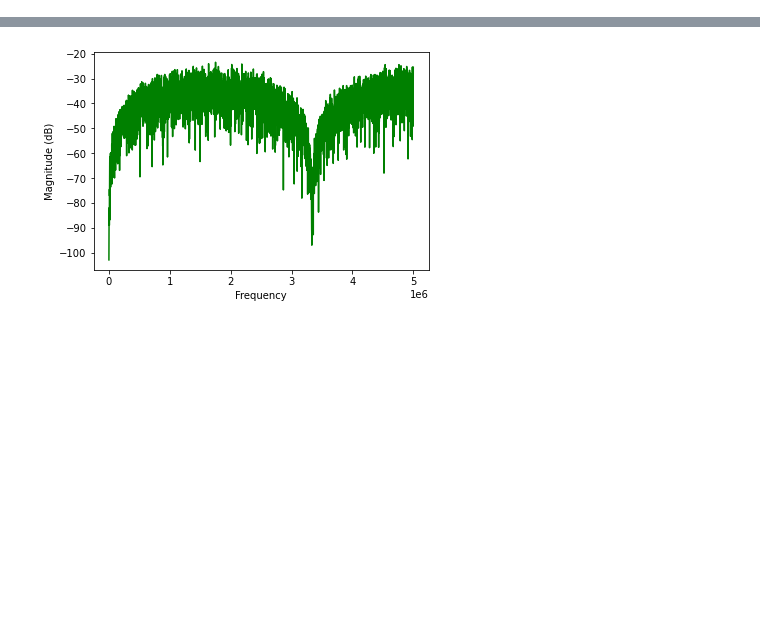
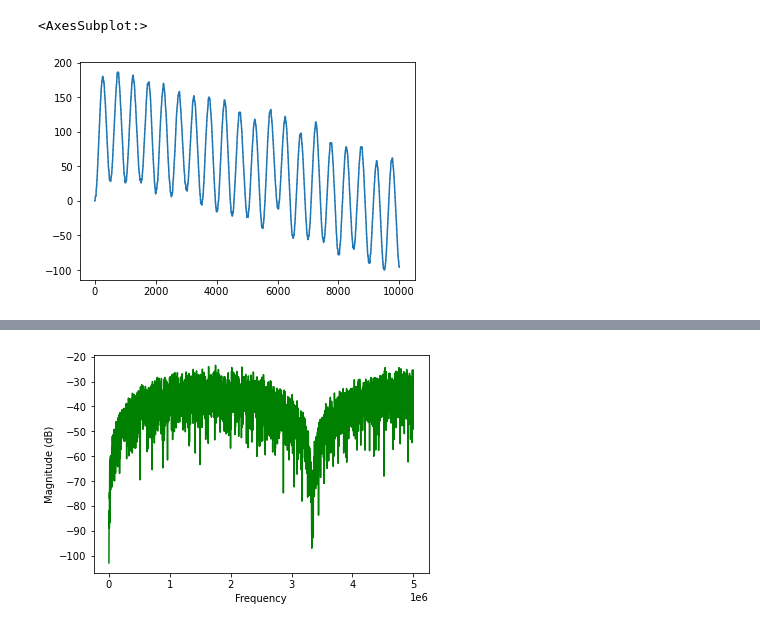
Before and after one commit to ncicek/cic-filter, a Jupyter notebook: cic/analysis.ipynb, the cells around one changed output, grey strips where cells are left out. Saved outputs shown, nothing was run; the diff lists cells and outputs as text; code cells hidden in the pictures; blank space fills up the shorter version.

```diff
--- a/cic/analysis.ipynb
+++ b/cic/analysis.ipynb
@@ -30,0 +27,5 @@ plt.show()
+# %%
+wave['decimated_data'].plot()
+# %% [output]
+<AxesSubplot:>
+[figure, added]
```
Also changed, not shown: parts of 9 cells of this notebook, 6 other files.
